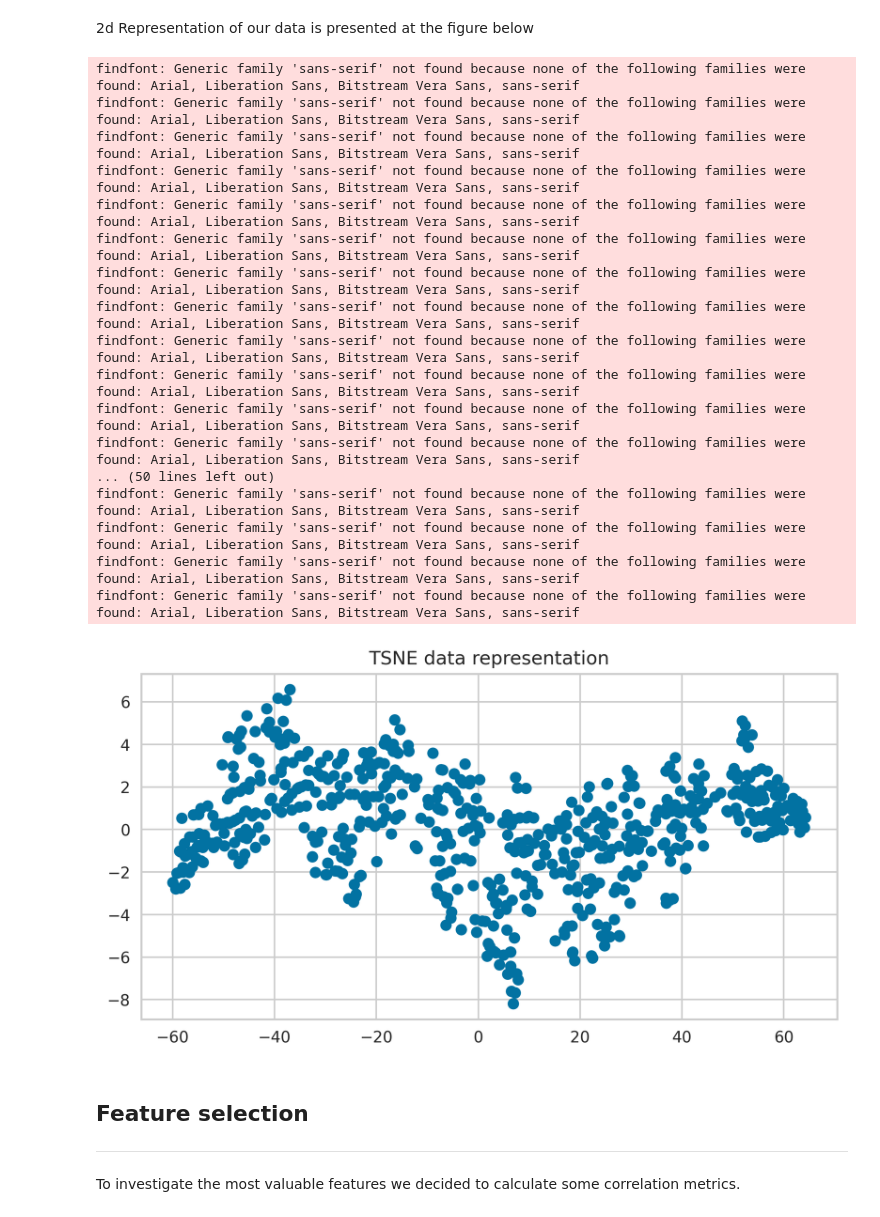
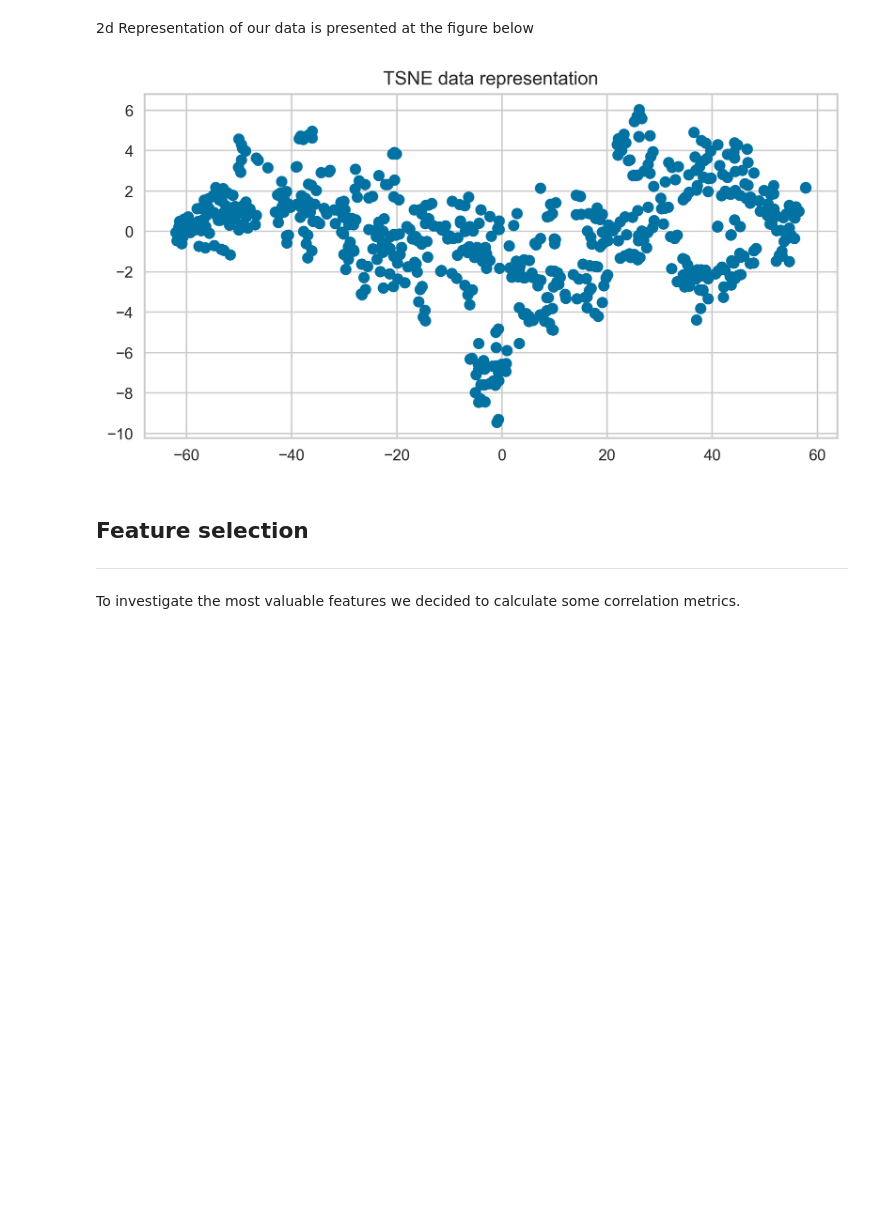
Before and after one commit to Vladislav-Kanev/glioma_data_analysis_competition, a Jupyter notebook: report.ipynb, the cells around one changed output. Saved outputs shown, nothing was run; the diff lists cells and outputs as text; code cells hidden in the pictures; blank space fills up the shorter version.

```diff
--- a/report.ipynb
+++ b/report.ipynb
@@ -17,8 +19,10 @@ DATASETS_PATH = Path('datasets')
 train_dataset_path = DATASETS_PATH / 'train.csv'
 test_dataset_path = DATASETS_PATH / 'test.csv'
 # %%
-data = pd.read_csv(train_dataset_path, index_col=0)
-data.head()
+train_dataset = pd.read_csv(train_dataset_path, index_col=0)
+test_dataset = pd.read_csv(test_dataset_path, index_col=0)
+
+train_dataset.head()
 # %% [output]
 |  | Grade | Case_ID | Gender | Age_at_diagnosis | Primary_Diagnosis | Race | IDH1 | TP53 | ATRX | ... |
 | 0 | GBM | TCGA-06-A6S0 | Male | 79 years 183 days | Glioblastoma | black or african american | NOT_MUTATED | NOT_MUTATED | NOT_MUTATED | ... |
@@ -62,26 +58,14 @@ data_processing = encode_dataset(data_processing, encoder='OneHot', target='Grad
+# %%
+encoder = 'Label'
+
+train_dataset = process_data(train_dataset, encoder=encoder, target='Grade')
+test_dataset = process_data(test_dataset, encoder=encoder)
 # %% [markdown]
 2d Representation of our data is presented at the figure below
 # %%
-figure = make_2d_representation(data_processing)
+figure = make_2d_representation(train_dataset)
 # %% [output]
-findfont: Generic family 'sans-serif' not found because none of the following families were found: Arial, Liberation Sans, Bitstream Vera Sans, sans-serif
-findfont: Generic family 'sans-serif' not found because none of the following families were found: Arial, Liberation Sans, Bitstream Vera Sans, sans-serif
-findfont: Generic family 'sans-serif' not found because none of the following families were found: Arial, Liberation Sans, Bitstream Vera Sans, sans-serif
-findfont: Generic family 'sans-serif' not found because none of the following families were found: Arial, Liberation Sans, Bitstream Vera Sans, sans-serif
-findfont: Generic family 'sans-serif' not found because none of the following families were found: Arial, Liberation Sans, Bitstream Vera Sans, sans-serif
-findfont: Generic family 'sans-serif' not found because none of the following families were found: Arial, Liberation Sans, Bitstream Vera Sans, sans-serif
-findfont: Generic family 'sans-serif' not found because none of the following families were found: Arial, Liberation Sans, Bitstream Vera Sans, sans-serif
-findfont: Generic family 'sans-serif' not found because none of the following families were found: Arial, Liberation Sans, Bitstream Vera Sans, sans-serif
-findfont: Generic family 'sans-serif' not found because none of the following families were found: Arial, Liberation Sans, Bitstream Vera Sans, sans-serif
-findfont: Generic family 'sans-serif' not found because none of the following families were found: Arial, Liberation Sans, Bitstream Vera Sans, sans-serif
-findfont: Generic family 'sans-serif' not found because none of the following families were found: Arial, Liberation Sans, Bitstream Vera Sans, sans-serif
-findfont: Generic family 'sans-serif' not found because none of the following families were found: Arial, Liberation Sans, Bitstream Vera Sans, sans-serif
-... (50 lines left out)
-findfont: Generic family 'sans-serif' not found because none of the following families were found: Arial, Liberation Sans, Bitstream Vera Sans, sans-serif
-findfont: Generic family 'sans-serif' not found because none of the following families were found: Arial, Liberation Sans, Bitstream Vera Sans, sans-serif
-findfont: Generic family 'sans-serif' not found because none of the following families were found: Arial, Liberation Sans, Bitstream Vera Sans, sans-serif
-findfont: Generic family 'sans-serif' not found because none of the following families were found: Arial, Liberation Sans, Bitstream Vera Sans, sans-serif
-[figure, old version]
+[figure, new version]
 # %% [markdown]
 ## Feature selection
 ---
```
Also changed, not shown: parts of 8 cells of this notebook, 5 other files.
